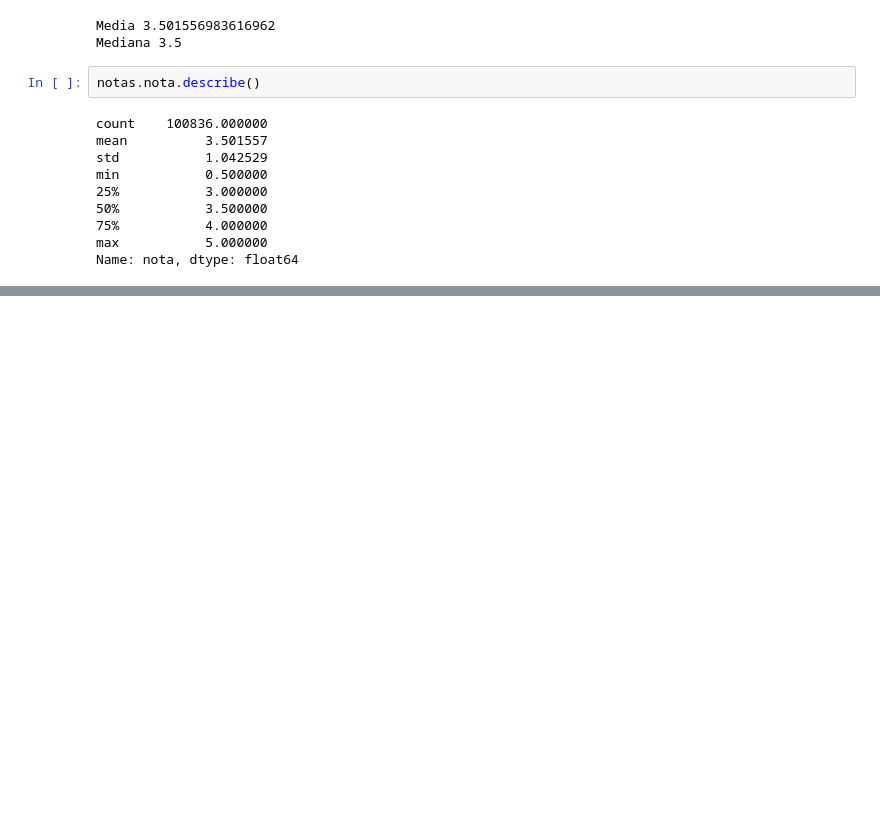
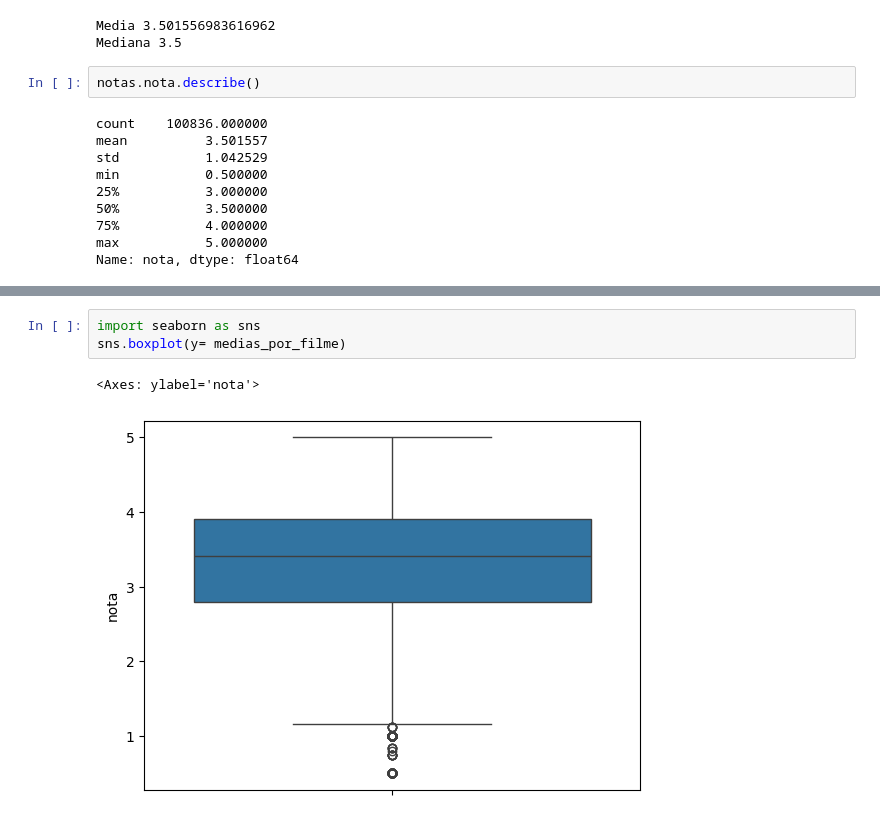
Before and after one commit to mpontespavan/mpontespavan, a Jupyter notebook: introdução_a_data_science.ipynb, the cells around one changed output, grey strips where cells are left out. Saved outputs shown, nothing was run; the diff lists cells and outputs as text; blank space fills up the shorter version.

```diff
--- a/introdução_a_data_science.ipynb
+++ b/introdução_a_data_science.ipynb
@@ -213,0 +291,6 @@ sns.boxplot(notas.nota)
+# %%
+import seaborn as sns
+sns.boxplot(y= medias_por_filme)
+# %% [output]
+<Axes: ylabel='nota'>
+[figure, added]
```
Also changed, not shown: parts of 15 cells of this notebook.
